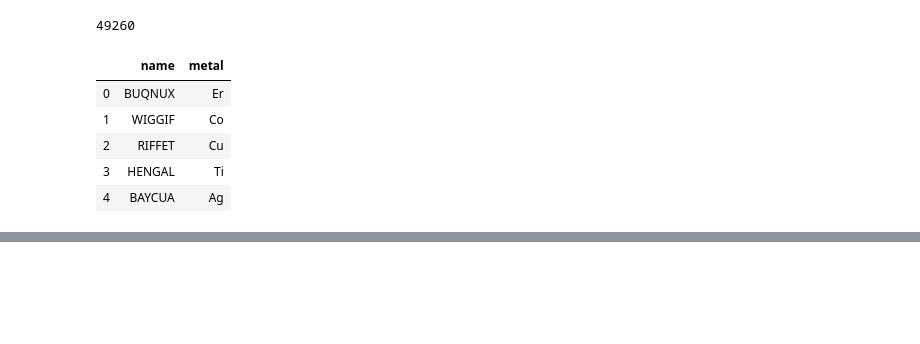
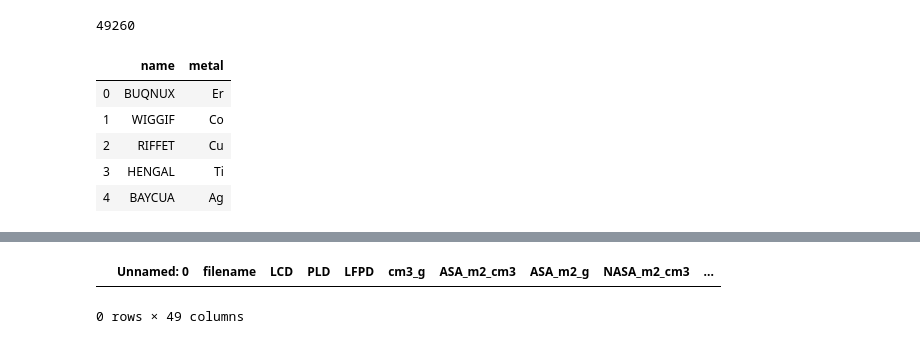
Before and after one commit to kjappelbaum/oximachine_featurizer, a Jupyter notebook: structures_to_sample.ipynb, the cells around one changed output, grey strips where cells are left out. Cells and saved outputs as stored; diff of their text form; code cells hidden in the pictures; blank space fills up the shorter version.

```diff
--- a/structures_to_sample.ipynb
+++ b/structures_to_sample.ipynb
@@ -116,0 +138,9 @@ with open('names_to_sample.pkl', 'wb') as fh:
+# %%
+no_overlap_with_csd = df_core_mof['CSD_overlap_inCCDC'].values == 'N'
+# %%
+has_doi = [isinstance(d, str)for d in df_core_mof['DOI_public'].values]
+# %%
+df_core_mof[no_overlap_with_csd * has_doi * no_overlap_with_csd]
+# %% [output]
+|  | Unnamed: 0 | filename | LCD | PLD | LFPD | cm3_g | ASA_m2_cm3 | ASA_m2_g | NASA_m2_cm3 | ... |
+0 rows × 49 columns
```
Also changed, not shown: parts of 29 cells of this notebook, 10 other files.
